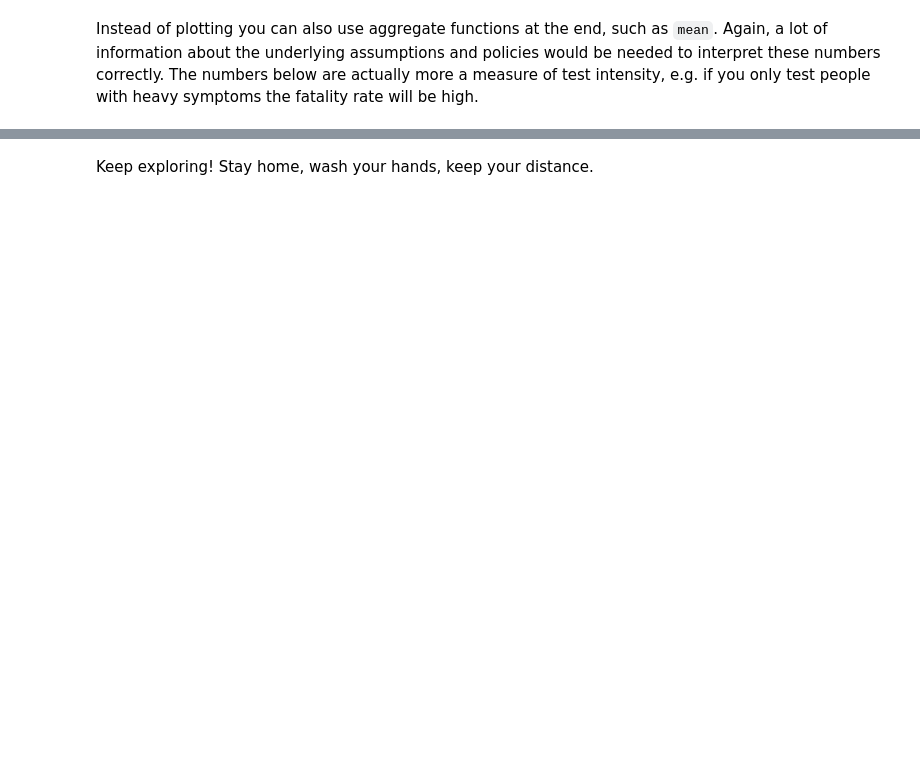
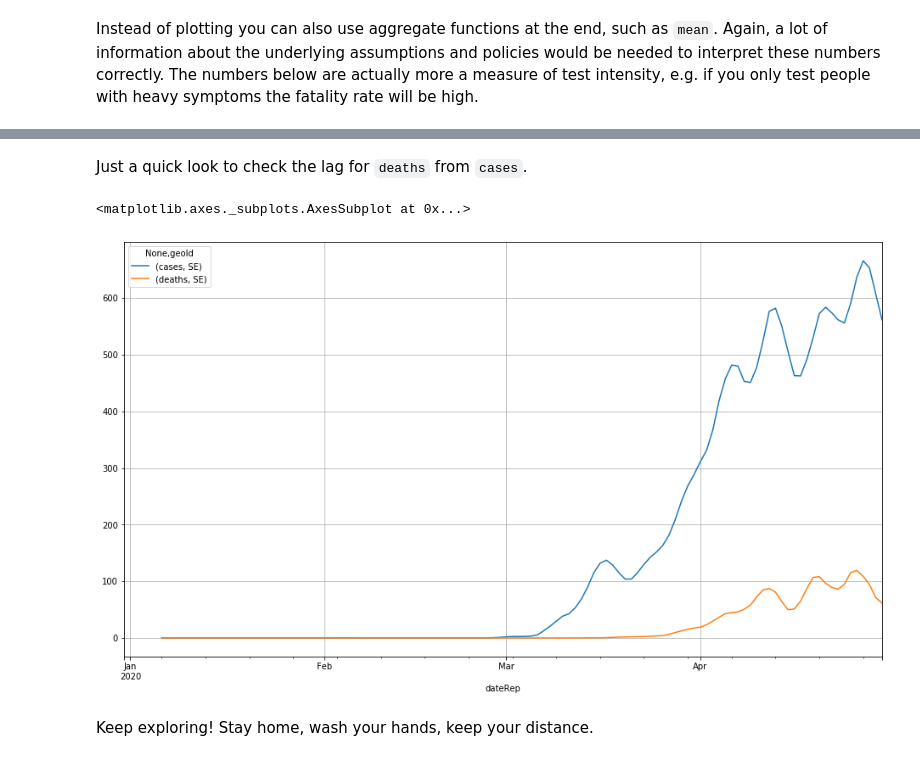
Before and after one commit to R3dje/COVID19, a Jupyter notebook: EUCDC.ipynb, the cells around one changed output, grey strips where cells are left out. Saved outputs shown, nothing was run; the diff lists cells and outputs as text; code cells hidden in the pictures; blank space fills up the shorter version.

```diff
--- a/EUCDC.ipynb
+++ b/EUCDC.ipynb
@@ -273,3 +273,11 @@ NL    0.157937
 dtype: float64
+# %% [markdown]
+Just a quick look to check the lag for `deaths` from `cases`.
+# %%
+df_geo.rolling(7, win_type='triang').mean().\
+plot(y=[('cases', 'SE'), ('deaths', 'SE')], figsize=(16, 9), grid=True)
+# %% [output]
+<matplotlib.axes._subplots.AxesSubplot at 0x...>
+[figure, added]
 # %% [markdown]
 Keep exploring! Stay home, wash your hands, keep your distance.
```
Also changed, not shown: parts of 5 cells of this notebook, 2 other files.
